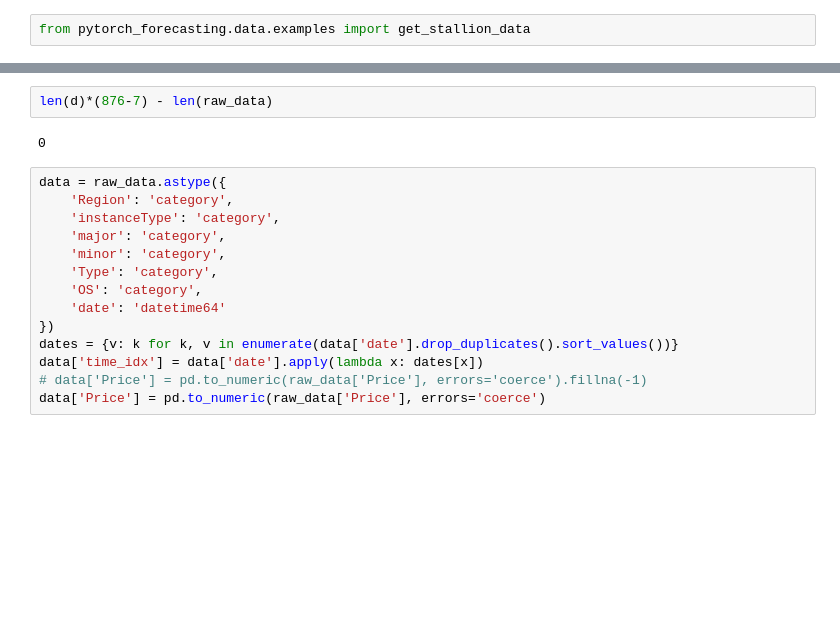
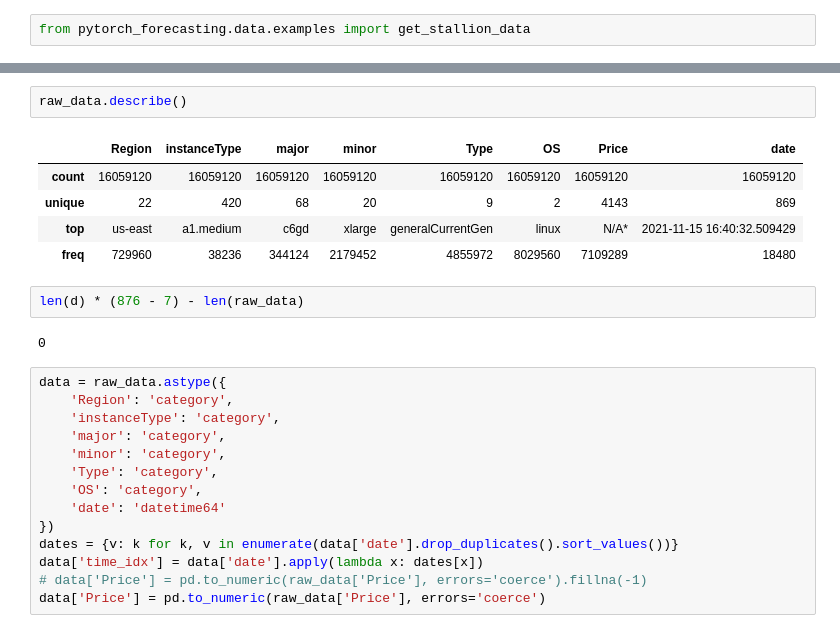
Before and after one commit to TechnionDev/AWSSpotPricePredictions, a Jupyter notebook: spot.ipynb, the cells around one changed output, grey strips where cells are left out. Drawn from its saved outputs; the diff is of its cells as text; blank space fills up the shorter version.

```diff
--- a/spot.ipynb
+++ b/spot.ipynb
@@ -28,5 +44,13 @@ d = pd.read_csv('spotData.csv')
+# %%
+raw_data.describe()
+# %% [output]
+|  | Region | instanceType | major | minor | Type | OS | Price | date |
+| count | 16059120 | 16059120 | 16059120 | 16059120 | 16059120 | 16059120 | 16059120 | 16059120 |
+| unique | 22 | 420 | 68 | 20 | 9 | 2 | 4143 | 869 |
+| top | us-east | a1.medium | c6gd | xlarge | generalCurrentGen | linux | N/A* | 2021-11-15 16:40:32.509429 |
+| freq | 729960 | 38236 | 344124 | 2179452 | 4855972 | 8029560 | 7109289 | 18480 |
 # %%
-len(d)*(876-7) - len(raw_data)
+len(d) * (876 - 7) - len(raw_data)
 # %% [output]
 0
 # %%
```
Also changed, not shown: parts of 9 cells of this notebook.
